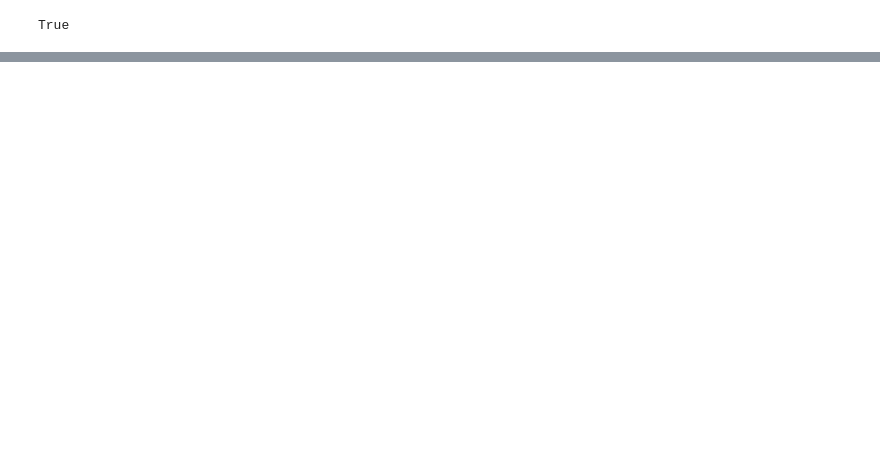
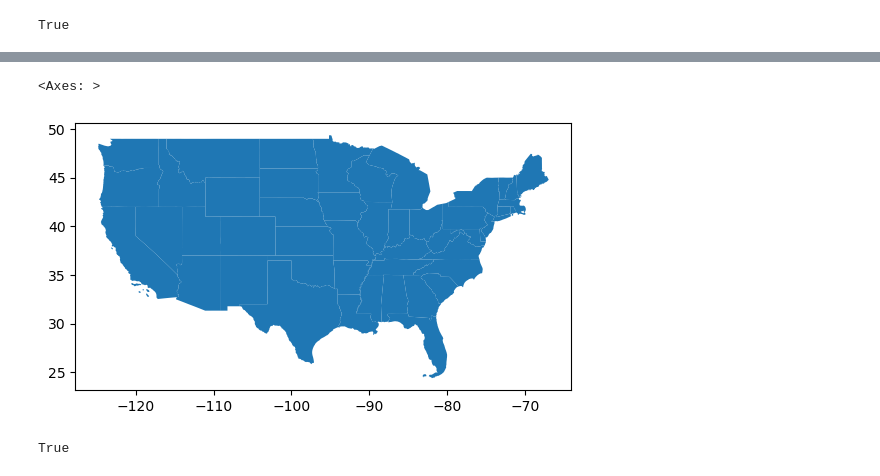
Before and after one commit to llumj/eds220-2024-in-class, a Jupyter notebook: week5-csv.ipynb, the cells around one changed output, grey strips where cells are left out. Drawn from its saved outputs; the diff is of its cells as text; code cells hidden in the pictures; blank space fills up the shorter version.

```diff
--- a/week5-csv.ipynb
+++ b/week5-csv.ipynb
@@ -64,0 +223,4 @@ fp = os.path.join('data')
+# %%
+# Select contiguous US state
+
+contiguous = states[ (states.region!=9) & (~states.statefp.isin([2, 15]))]
@@ -64,0 +247,5 @@ fp = os.path.join('data')
+# %%
+contiguous.plot()
+# %% [output]
+<Axes: >
+[figure, added]
@@ -64,0 +254,5 @@ fp = os.path.join('data')
+# %%
+# before plotting check crs
+contiguous.crs == power_plants.crs
+# %% [output]
+True
```
Also changed, not shown: parts of 32 cells of this notebook.
